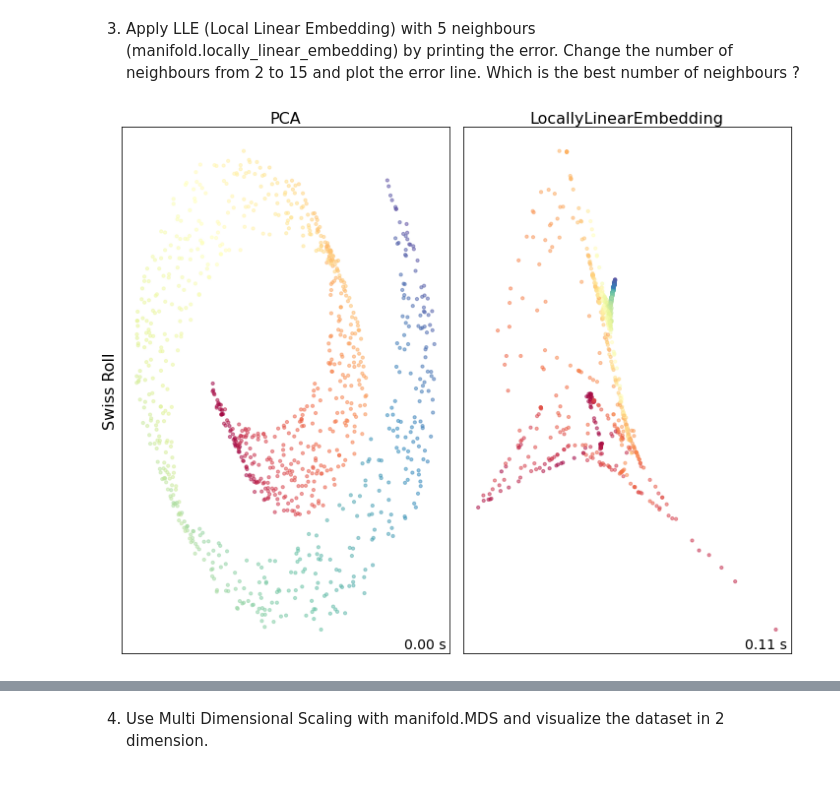
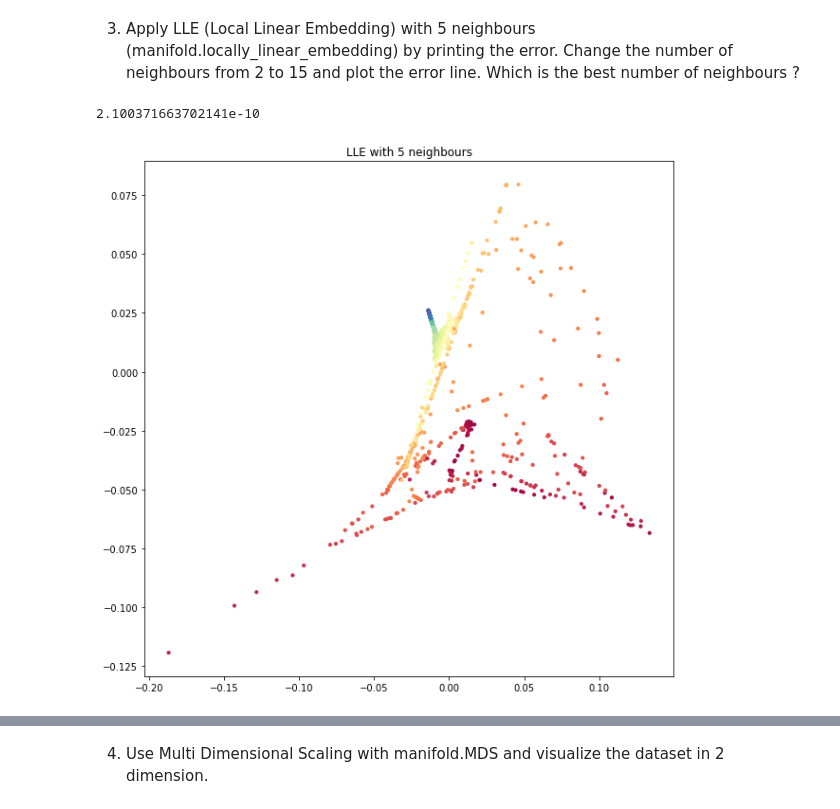
Before and after one commit to speianudana/AnalysisAndVisualisationOfData, a Jupyter notebook: Lab_2/Lab_2.ipynb, the cells around one changed output, grey strips where cells are left out. Saved outputs shown, nothing was run; the diff lists cells and outputs as text; code cells hidden in the pictures.

```diff
--- a/Lab_2/Lab_2.ipynb
+++ b/Lab_2/Lab_2.ipynb
@@ -80,52 +80,14 @@ plt.show()
 (manifold.locally_linear_embedding) by printing the error. Change the number
 of neighbours from 2 to 15 and plot the error line. Which is the best number of
 neighbours ?
-# %%
-from sklearn import datasets, decomposition, manifold, preprocessing
-
-reducers = [(PCA, {}),
-        (manifold.LocallyLinearEmbedding, {'n_neighbors':5}),
-]
-test_data = [(swissroll, swissroll_labels)]
-dataset_names = ["Swiss Roll"]
-n_rows = len(test_data)
-n_cols = len(reducers)
-ax_index = 1
-ax_list = []
-
-plt.figure(figsize=(10, 8))
-plt.subplots_adjust(
-    left=0.02, right=0.98, bottom=0.001, top=0.96, wspace=0.05, hspace=0.01
-)
-for data, labels in test_data:
-    for reducer, args in reducers:
-        start_time = time.time()
-        embedding = reducer(n_components=2, **args).fit_transform(data)
-        elapsed_time = time.time() - start_time
-        ax = plt.subplot(n_rows, n_cols, ax_index)
-        if isinstance(labels[0], tuple):
-            ax.scatter(*embedding.T, s=10, c=labels, alpha=0.5)
-        else:
-            ax.scatter(*embedding.T, s=10, c=labels, cmap="Spectral", alpha=0.5)
-        ax.text(
-            0.99,
-            0.01,
-            "{:.2f} s".format(elapsed_time),
-            transform=ax.transAxes,
-            size=14,
-            horizontalalignment="right",
-        )
-        ax_list.append(ax)
-        ax_index += 1
-plt.setp(ax_list, xticks=[], yticks=[])
-
-for i in np.arange(n_rows) * n_cols:
-    ax_list[i].set_ylabel(dataset_names[i // n_cols], size=16)
-for i in range(n_cols):
-    ax_list[i].set_xlabel(repr(reducers[i][0]()).split("(")[0], size=16)
-    ax_list[i].xaxis.set_label_position("top")
-
-plt.tight_layout()
-plt.show()
-# %% [output]
-[figure, removed]
+# %%
+embedding = LocallyLinearEmbedding(n_neighbors=5, n_components=2)
+X_transformed = embedding.fit_transform(swissroll)
+print(embedding.reconstruction_error_)
+plt.figure(figsize=(10, 10))
+plt.scatter(X_transformed[:, 0], X_transformed[:, 1], c=swissroll_labels, s=10, cmap=plt.cm.get_cmap('Spectral'))
+plt.title("LLE with 5 neighbours")
+plt.show()
+# %% [output]
+2.100371663702141e-10
+[figure, added]
```
Also changed, not shown: parts of 5 cells of this notebook.
